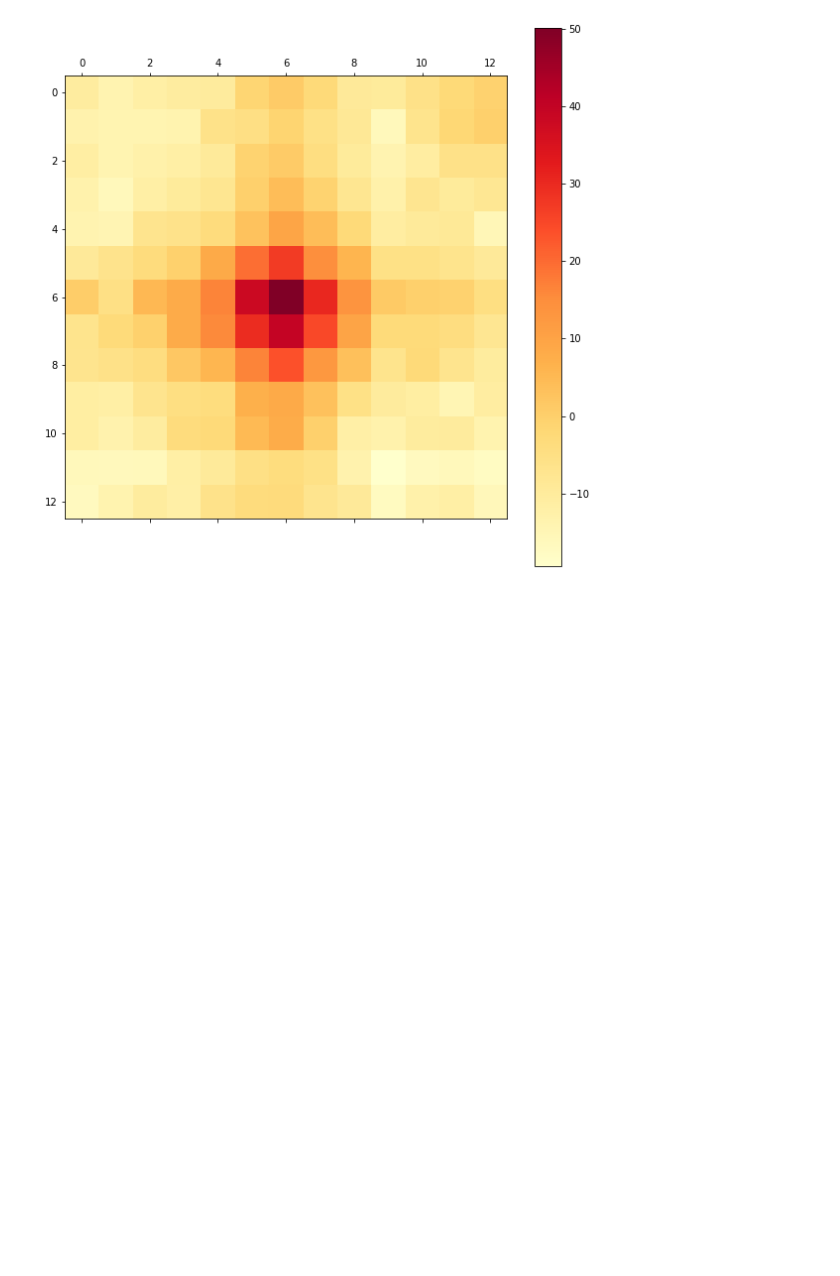
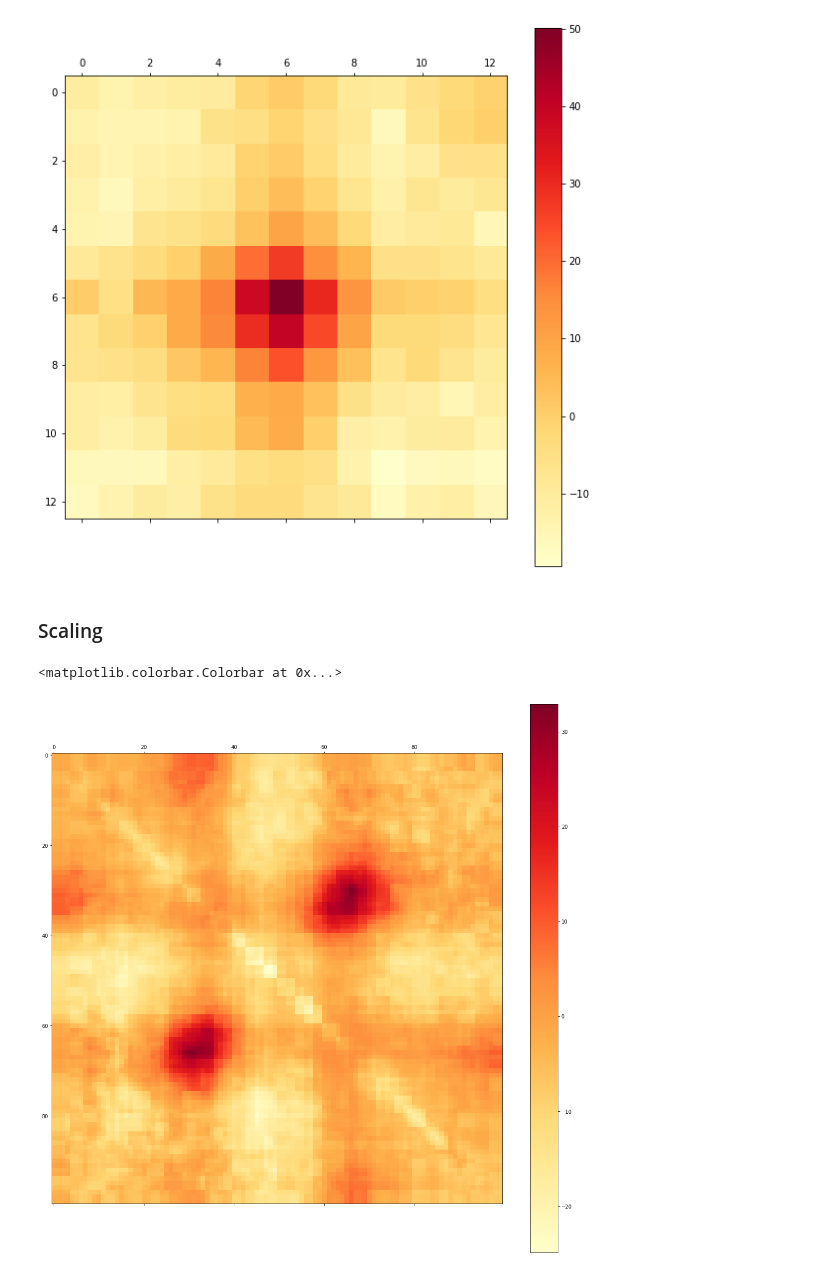
Before and after one commit to GoodBoy962/Dictyostelium-loops, a Jupyter notebook: dicty/Loops visualisation.ipynb, the cells around one changed output. Saved outputs shown, nothing was run; the diff lists cells and outputs as text; code cells hidden in the pictures; blank space fills up the shorter version.

Commit message:
Scaling for dicty

```diff
--- a/dicty/Loops visualisation.ipynb
+++ b/dicty/Loops visualisation.ipynb
@@ -19,3 +32,5 @@ arr = np.load('2kb_'+str(chr_num)+'chr_norm_log.npy')
+# %%
+arr = np.load('arrs/2kb_chr'+str(chr_num)+'_norm_log.npy')
 # %%
 fig = plt.figure(figsize=(20, 20))
 ax = fig.add_subplot(111)
@@ -122,3 +137,38 @@ fig.colorbar(im)
 # %% [output]
 <matplotlib.colorbar.Colorbar at 0x...>
 [figure]
+# %% [markdown]
+### Scaling
+# %%
+def resize_image_arr(original_image, width, height):
+    resize_image = np.zeros(shape=(width,height))
+    for W in range(width):
+        for H in range(height):
+            new_width = int( W * original_image.shape[0] / width )
+            new_height = int( H * original_image.shape[1] / height )
+            resize_image[W][H] = original_image[new_width][new_height]
+
+    return resize_image
+# %%
+loop_new_size = 100
+# %%
+width , height = loop_new_size, loop_new_size
+resize_image_sum = np.zeros(shape=(width,height))
+
+for idx, x in enumerate(loops_x):
+    window = 10
+    original_image = arr[loops_x[idx]-window:loops_y[idx]+window, loops_x[idx]-window:loops_y[idx]+window]
+    resize_image = resize_image_arr(original_image, width, height)
+
+    resize_image[resize_image == -np.inf] = 0
+    resize_image = np.nan_to_num(resize_image)
+
+    resize_image_sum = resize_image_sum + resize_image
+# %%
+fig = plt.figure(figsize=(20, 20))
+ax = fig.add_subplot(111)
+im = ax.matshow(resize_image_sum, cmap='YlOrRd')
+fig.colorbar(im)
+# %% [output]
+<matplotlib.colorbar.Colorbar at 0x...>
+[figure, added]
```
Also changed, not shown: parts of 4 cells of this notebook, 1 other file.
